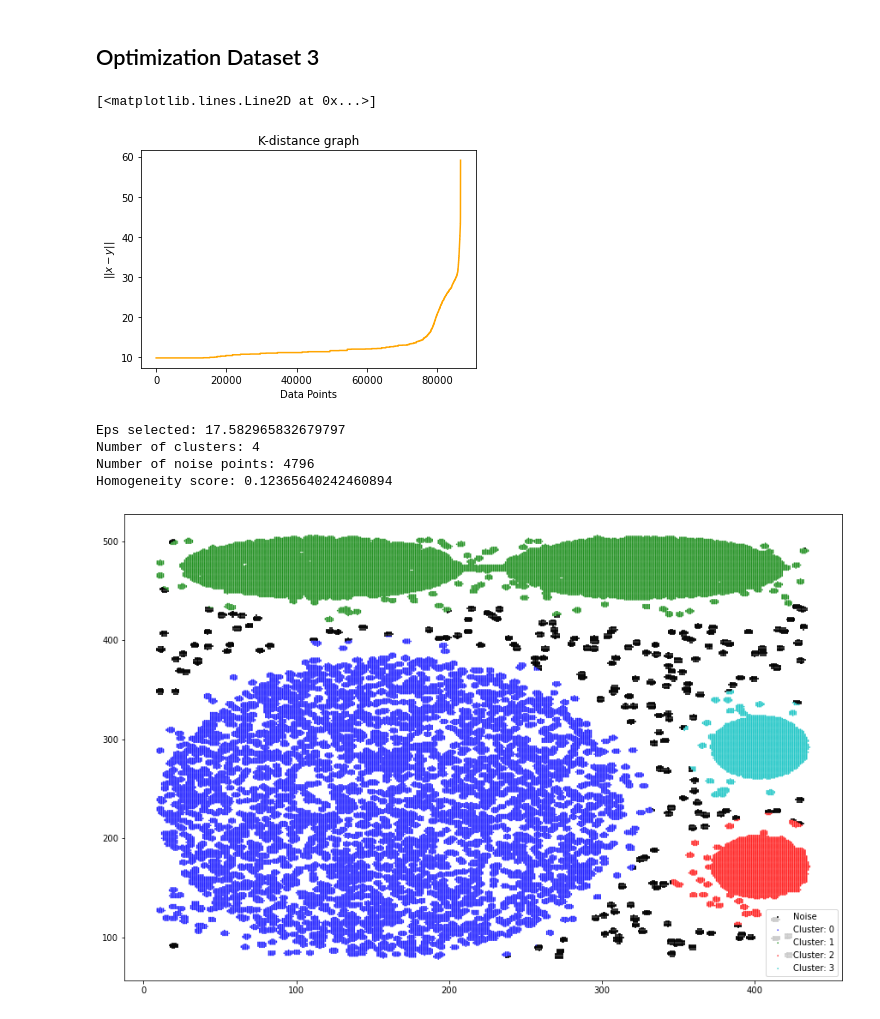
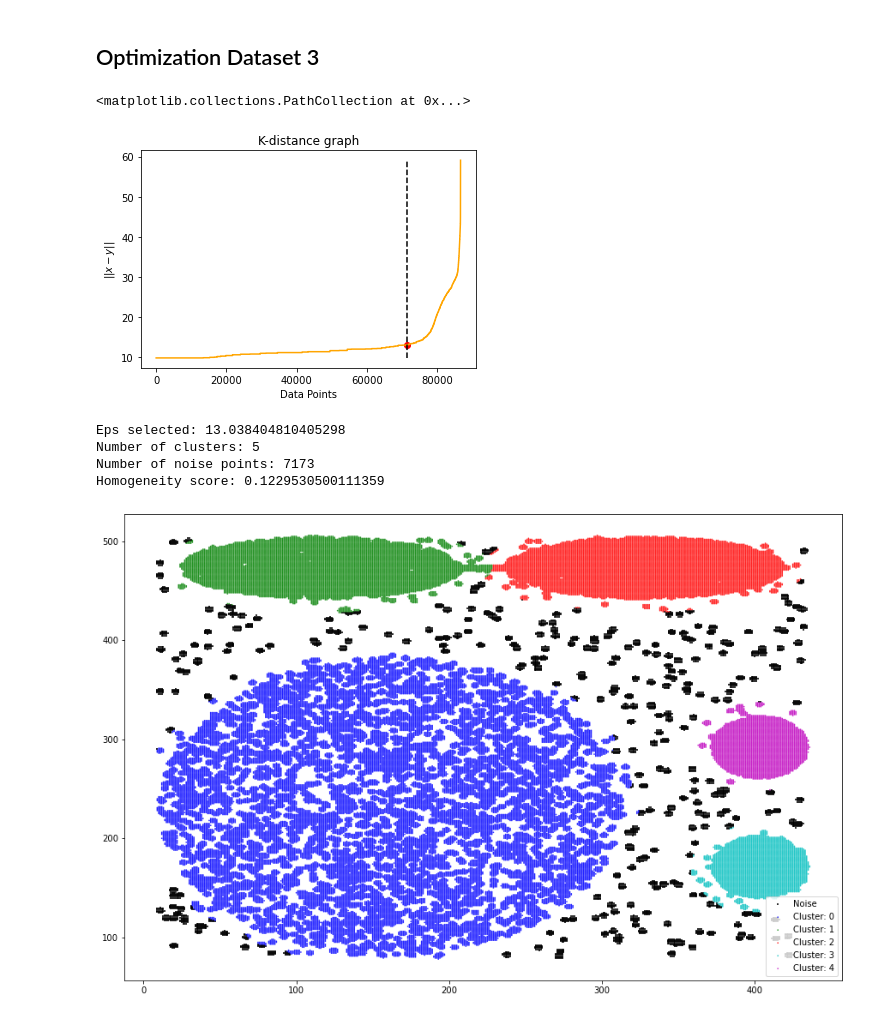
Before and after one commit to GFazorR/AAut-exercises, a Jupyter notebook: Lecture NoteBooks/3_Distance_Based_Models/clustering_copy_for_students_aa_21_22.ipynb, the cells around one changed output. Cells and saved outputs as stored; diff of their text form; code cells hidden in the pictures.

Commit message:
fixed tree, knn, clustering notebooks

```diff
--- a/Lecture NoteBooks/3_Distance_Based_Models/clustering_copy_for_students_aa_21_22.ipynb
+++ b/Lecture NoteBooks/3_Distance_Based_Models/clustering_copy_for_students_aa_21_22.ipynb
@@ -753,8 +753,10 @@ In the following cell I propose you to:
 # %% [markdown]
 # Optimization Dataset2
 # %%
+from kneed import KneeLocator
+
 from sklearn.neighbors import NearestNeighbors
-import pandas as pd
+
 min_pts = 10
 
 neigh2 = NearestNeighbors(n_neighbors=min_pts, metric='euclidean')
@@ -764,8 +766,13 @@ k_distance2, k_ind2 = neigh2.kneighbors(data2)
 k_distance2 = k_distance2[:,min_pts-1]
 k_distance2 = np.sort(k_distance2, axis=0)
 
+kn = KneeLocator(x=np.arange(0,len(k_distance2)), y=k_distance2, S=100, curve='convex', direction='increasing')
+elbow = kn.knee
+
 plt.title('K-distance graph')
 plt.ylabel('$||x-y||$')
 plt.xlabel('Data Points')
 plt.plot(k_distance2, color='orange')
+plt.plot([elbow, elbow], [np.min(k_distance2), np.max(k_distance2)], linestyle='--', color='black')
+plt.scatter(elbow, k_distance2[elbow], color='red')
 # %% [output]
@@ -774,7 +781,6 @@ plt.plot(k_distance2, color='orange')
 # %%
-eps = k_distance2[6000]
+eps = k_distance2[elbow]
 print(f'Eps Selected: {eps}')
-min_pts = 10
 
 db2 = DBSCAN(eps=eps, min_samples=min_pts).fit(data2)
 n_clusters = len(set(db2.labels_)) - (1 if -1 in db2.labels_ else 0)
@@ -821,48 +827,52 @@ k_distance3, k_ind3 = neigh3.kneighbors(data3)
 
 k_distance3 = np.sort(k_distance3[:,min_pts-1], axis=0)
 
+kn = KneeLocator(x=np.arange(0,len(k_distance3)), y=k_distance3, S=700, curve='convex', direction='increasing')
+elbow = kn.knee
+
 plt.title('K-distance graph')
 plt.ylabel('$||x-y||$')
 plt.xlabel('Data Points')
 plt.plot(k_distance3, color='orange')
+plt.plot([elbow, elbow], [np.min(k_distance3), np.max(k_distance3)], linestyle='--', color='black')
+plt.scatter(elbow, k_distance3[elbow], color='red')
 # %% [output]
-[<matplotlib.lines.Line2D at 0x...>]
+<matplotlib.collections.PathCollection at 0x...>
-[figure, old version]
+[figure, new version]
 # %%
-eps = (k_distance3[75000]+k_distance3[80000])/2
+eps = k_distance3[elbow]
 print(f'Eps selected: {eps}')
-min_pts = 300
 
 db3 = DBSCAN(eps=eps, min_samples=min_pts).fit(data3)
 n_clusters = len(set(db3.labels_)) - (1 if -1 in db3.labels_ else 0)
 n_noise = len(db3.labels_[db3.labels_ == -1])
 
 print(f'Number of clusters: {n_clusters}')
 print(f'Number of noise points: {n_noise}')
 
 print(f'Homogeneity score: {homogeneity_score(data3[:,1], db3.labels_)}')
 
 # Plot DbScan
 
 plt.figure(figsize=(15,10))
 unique_values = np.unique(db3.labels_)
 for k in unique_values:
     if not k == -1:
         data_list_x = [data3[i, 0] for i in range(n_samples3) if db3.labels_[i] == k]
         data_list_y = [data3[i, 1] for i in range(n_samples3) if db3.labels_[i] == k]
         plt.scatter(data_list_x, data_list_y, s=3, edgecolors='none',
                     cmap='rainbow', c=color[k], alpha=0.8, label=f'Cluster: {k}')
     else:
         data_list_x = [data3[i, 0] for i in range(n_samples3) if db3.labels_[i] == k]
         data_list_y = [data3[i, 1] for i in range(n_samples3) if db3.labels_[i] == k]
         plt.scatter(data_list_x, data_list_y, s=5, edgecolors='none', cmap='rainbow',
                     c='black', alpha=0.8, marker='+', label='Noise')
 
 plt.legend(loc='lower right')
 plt.show()
 # %% [output]
-Eps selected: 17.582965832679797
-Number of clusters: 4
-Number of noise points: 4796
-Homogeneity score: 0.12365640242460894
+Eps selected: 13.038404810405298
+Number of clusters: 5
+Number of noise points: 7173
+Homogeneity score: 0.1229530500111359
-[figure, old version]
+[figure, new version]
```
Also changed, not shown: parts of 1 cell of this notebook, 2 other files.
